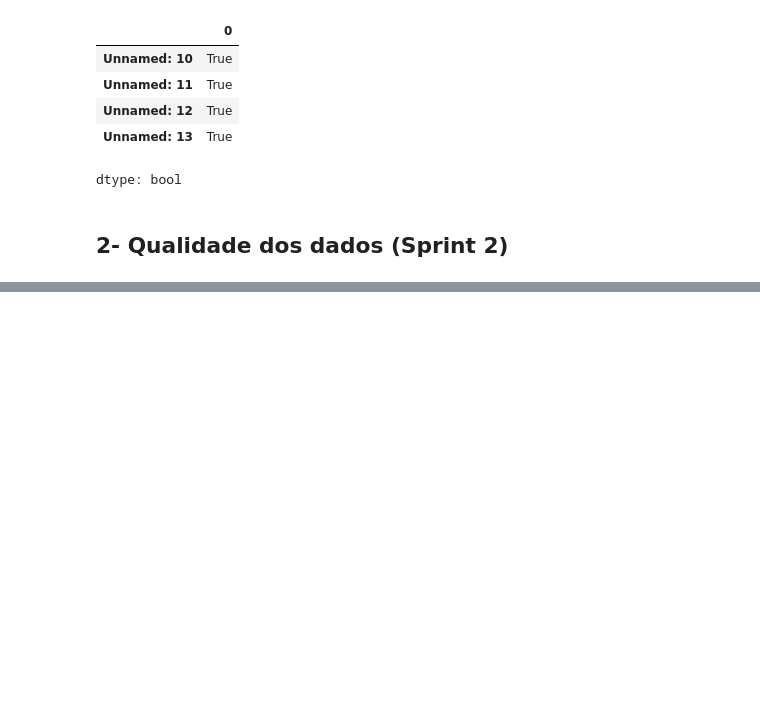
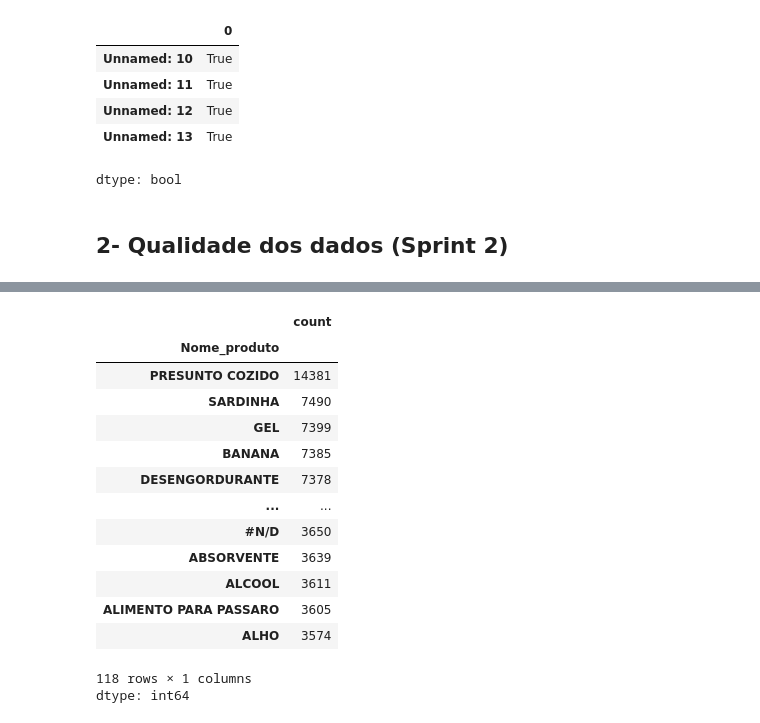
Before and after one commit to midanaca/MiniProjeto_MidanaCa_T8, a Jupyter notebook: MiniProjeto_MidanaCa_T8_.ipynb, the cells around one changed output, grey strips where cells are left out. Cells and saved outputs as stored; diff of their text form; code cells hidden in the pictures; blank space fills up the shorter version.

```diff
--- a/MiniProjeto_MidanaCa_T8_.ipynb
+++ b/MiniProjeto_MidanaCa_T8_.ipynb
@@ -140,0 +248,20 @@ display(resumo_ausentes)
+# %%
+display(
+    df["Nome_produto"].value_counts(dropna=False)
+)
+# %% [output]
+|  | count |
+| Nome_produto |  |
+| PRESUNTO COZIDO | 14381 |
+| SARDINHA | 7490 |
+| GEL | 7399 |
+| BANANA | 7385 |
+| DESENGORDURANTE | 7378 |
+| ... | ... |
+| #N/D | 3650 |
+| ABSORVENTE | 3639 |
+| ALCOOL | 3611 |
+| ALIMENTO PARA PASSARO | 3605 |
+| ALHO | 3574 |
+118 rows × 1 columns
+dtype: int64
```
Also changed, not shown: parts of 16 cells of this notebook.
